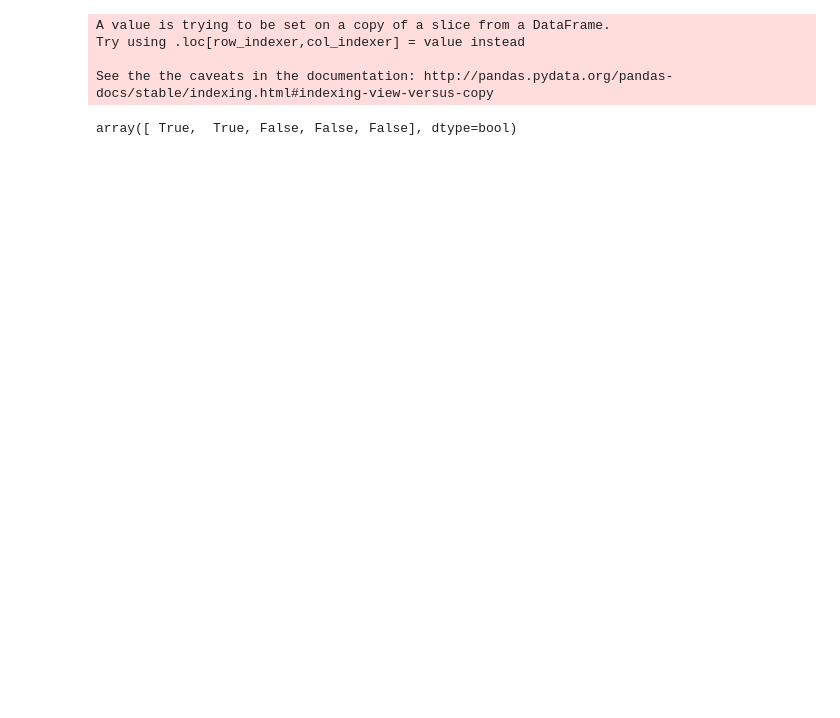
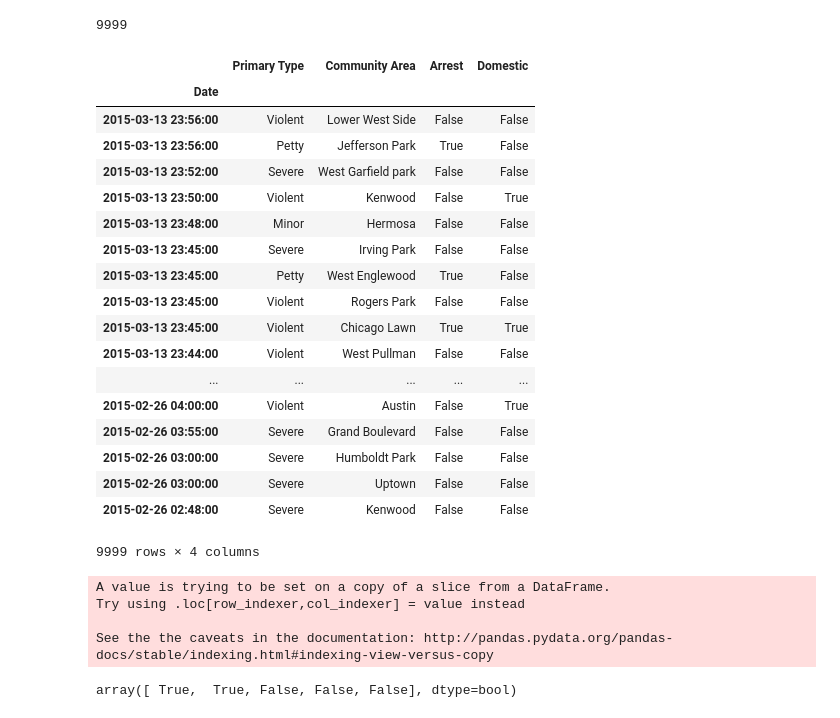
Before and after one commit to IndianOnRun/chi-learn, a Jupyter notebook: notebooks/training_set_walkthrough.ipynb, the cells around one changed output. Drawn from its saved outputs; the diff is of its cells as text; code cells hidden in the pictures; blank space fills up the shorter version.

```diff
--- a/notebooks/training_set_walkthrough.ipynb
+++ b/notebooks/training_set_walkthrough.ipynb
@@ -2,7 +2,7 @@
 import pandas as pd
 import csv
 # %%
-data_frame = pd.read_csv('../data/mediumCrimeSample.csv')
+data_frame = pd.read_csv('../data/Crimes_-_2001_to_present.csv')
 # %%
 def make_clean_timestamps(data_frame):
     data_frame = drop_all_columns_but(data_frame, ['Date', 'Primary Type', 'Community Area', 'Arrest', 'Domestic'])
@@ -48,6 +55,31 @@ def make_cols_categorical(data_frame, col_names):
     return data_frame
 # %%
 timestamps = make_clean_timestamps(data_frame)
+len(timestamps)
+# %% [output]
+9999
+# %%
+timestamps
+# %% [output]
+|  | Primary Type | Community Area | Arrest | Domestic |
+| Date |  |  |  |  |
+| 2015-03-13 23:56:00 | Violent | Lower West Side | False | False |
+| 2015-03-13 23:56:00 | Petty | Jefferson Park | True | False |
+| 2015-03-13 23:52:00 | Severe | West Garfield park | False | False |
+| 2015-03-13 23:50:00 | Violent | Kenwood | False | True |
+| 2015-03-13 23:48:00 | Minor | Hermosa | False | False |
+| 2015-03-13 23:45:00 | Severe | Irving Park | False | False |
+| 2015-03-13 23:45:00 | Petty | West Englewood | True | False |
+| 2015-03-13 23:45:00 | Violent | Rogers Park | False | False |
+| 2015-03-13 23:45:00 | Violent | Chicago Lawn | True | True |
+| 2015-03-13 23:44:00 | Violent | West Pullman | False | False |
+| ... | ... | ... | ... | ... |
+| 2015-02-26 04:00:00 | Violent | Austin | False | True |
+| 2015-02-26 03:55:00 | Severe | Grand Boulevard | False | False |
+| 2015-02-26 03:00:00 | Severe | Humboldt Park | False | False |
+| 2015-02-26 03:00:00 | Severe | Uptown | False | False |
+| 2015-02-26 02:48:00 | Severe | Kenwood | False | False |
+9999 rows × 4 columns
 # %%
 def make_target_vectors(timestamps):
     timestamps = timestamps[timestamps['Primary Type'] == 'Violent']
```
Also changed, not shown: parts of 1 cell of this notebook, 1 other file.
